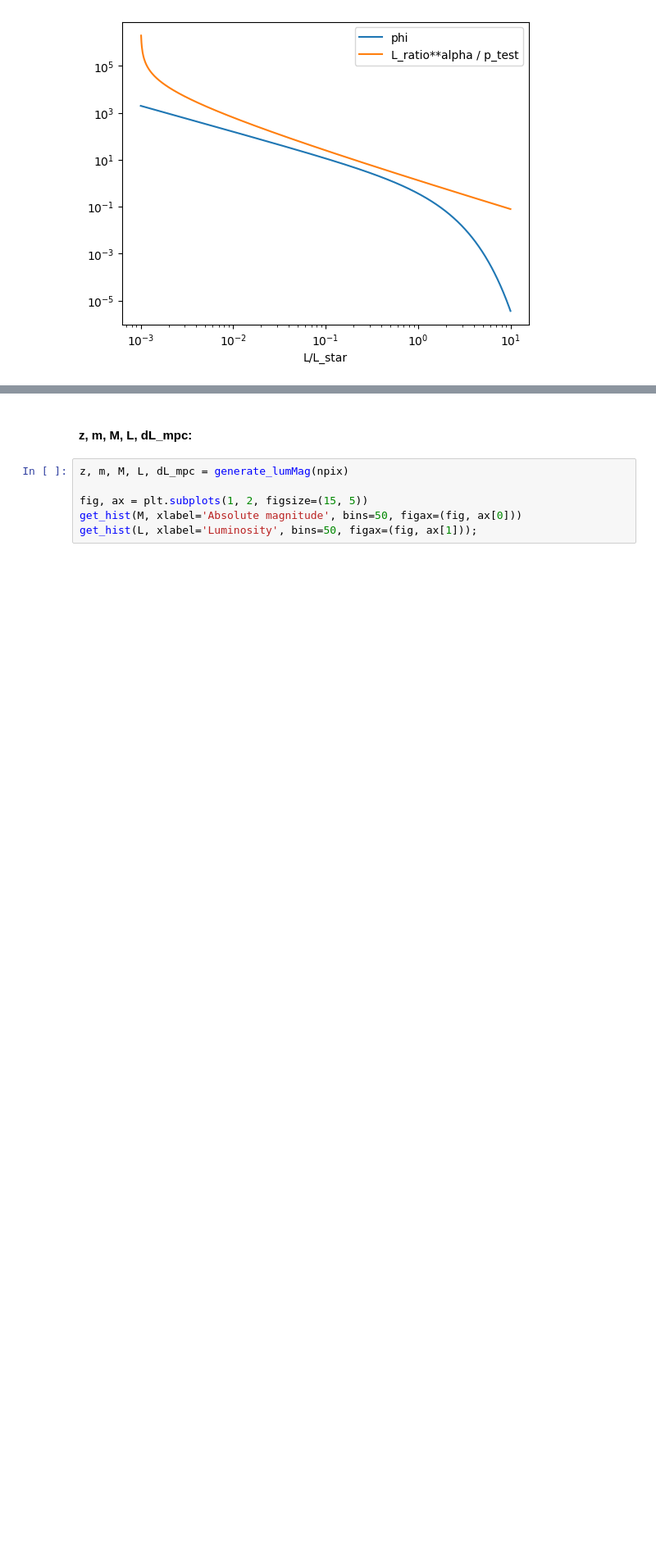
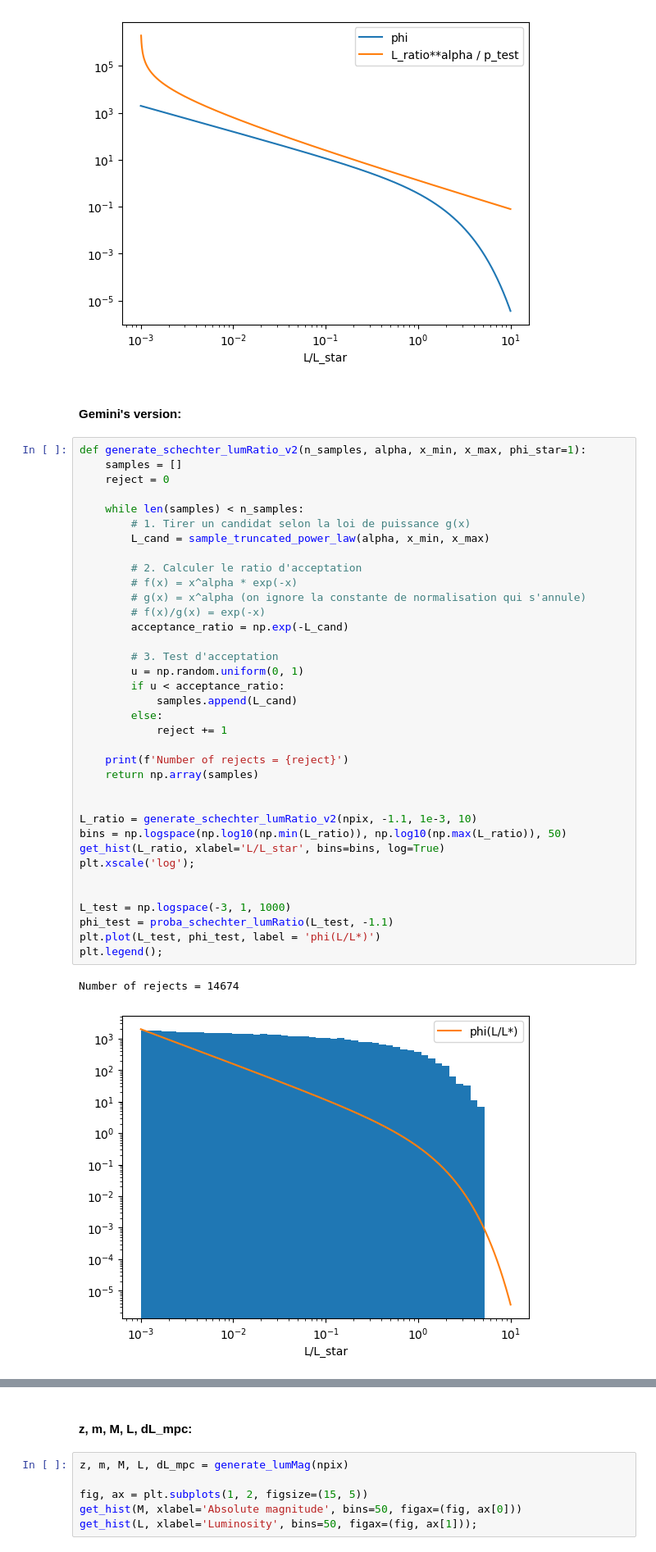
Before and after one commit to johannct/M2_Stage_Code, a Jupyter notebook: Simulation/Magnitude_Schechter.ipynb, the cells around one changed output, grey strips where cells are left out. Shown at 82% size. Saved outputs shown, nothing was run; the diff lists cells and outputs as text; blank space fills up the shorter version.

Commit message:
Mise au propre Schechter

```diff
--- a/Simulation/Magnitude_Schechter.ipynb
+++ b/Simulation/Magnitude_Schechter.ipynb
@@ -468,3 +468,44 @@ plt.xlabel('L/L_star')
 plt.legend();
 # %% [output]
 [figure]
+# %% [markdown]
+#### Gemini's version:
+# %%
+def generate_schechter_lumRatio_v2(n_samples, alpha, x_min, x_max, phi_star=1):
+    samples = []
+    reject = 0
+
+    while len(samples) < n_samples:
+        # 1. Tirer un candidat selon la loi de puissance g(x)
+        L_cand = sample_truncated_power_law(alpha, x_min, x_max)
+
+        # 2. Calculer le ratio d'acceptation
+        # f(x) = x^alpha * exp(-x)
+        # g(x) = x^alpha (on ignore la constante de normalisation qui s'annule)
+        # f(x)/g(x) = exp(-x)
+        acceptance_ratio = np.exp(-L_cand)
+
+        # 3. Test d'acceptation
+        u = np.random.uniform(0, 1)
+        if u < acceptance_ratio:
+            samples.append(L_cand)
+        else:
+            reject += 1
+
+    print(f'Number of rejects = {reject}')
+    return np.array(samples)
+
+
+L_ratio = generate_schechter_lumRatio_v2(npix, -1.1, 1e-3, 10)
+bins = np.logspace(np.log10(np.min(L_ratio)), np.log10(np.max(L_ratio)), 50)
+get_hist(L_ratio, xlabel='L/L_star', bins=bins, log=True)
+plt.xscale('log');
+
+
+L_test = np.logspace(-3, 1, 1000)
+phi_test = proba_schechter_lumRatio(L_test, -1.1)
+plt.plot(L_test, phi_test, label = 'phi(L/L*)')
+plt.legend();
+# %% [output]
+Number of rejects = 14674
+[figure, added]
```
Also changed, not shown: parts of 3 cells of this notebook, 1 other file.
